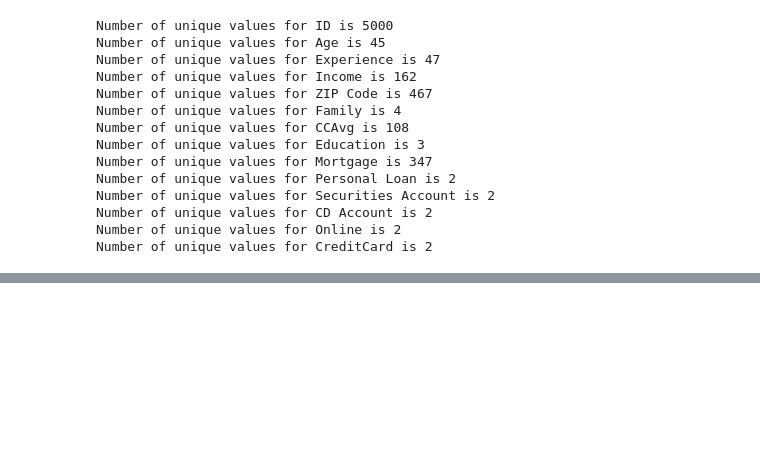
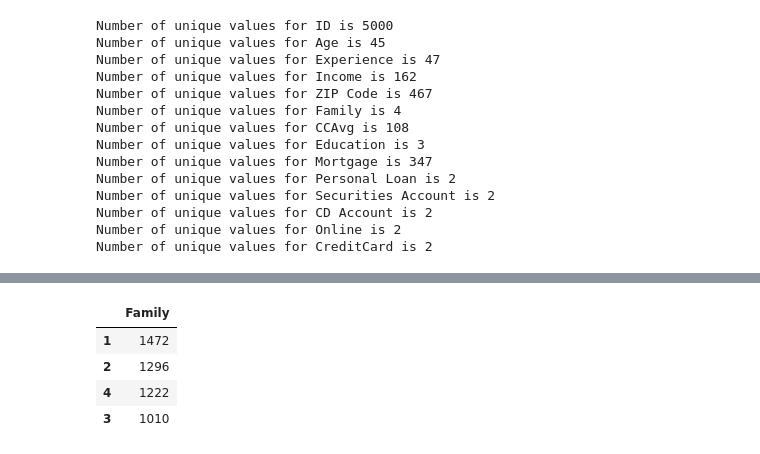
Before and after one commit to koksoon100/UTexas-Austin-Week-6-Assignment, a Jupyter notebook: week_2_assignment.ipynb, the cells around one changed output, grey strips where cells are left out. Cells and saved outputs as stored; diff of their text form; code cells hidden in the pictures; blank space fills up the shorter version.

```diff
--- a/week_2_assignment.ipynb
+++ b/week_2_assignment.ipynb
@@ -89,0 +193,8 @@ Number of unique values for CreditCard is 2
+# %%
+generate_categorical_values(bank_data, ['Family']).apply(pd.Series.value_counts)
+# %% [output]
+|  | Family |
+| 1 | 1472 |
+| 2 | 1296 |
+| 4 | 1222 |
+| 3 | 1010 |
```
Also changed, not shown: parts of 28 cells of this notebook.
